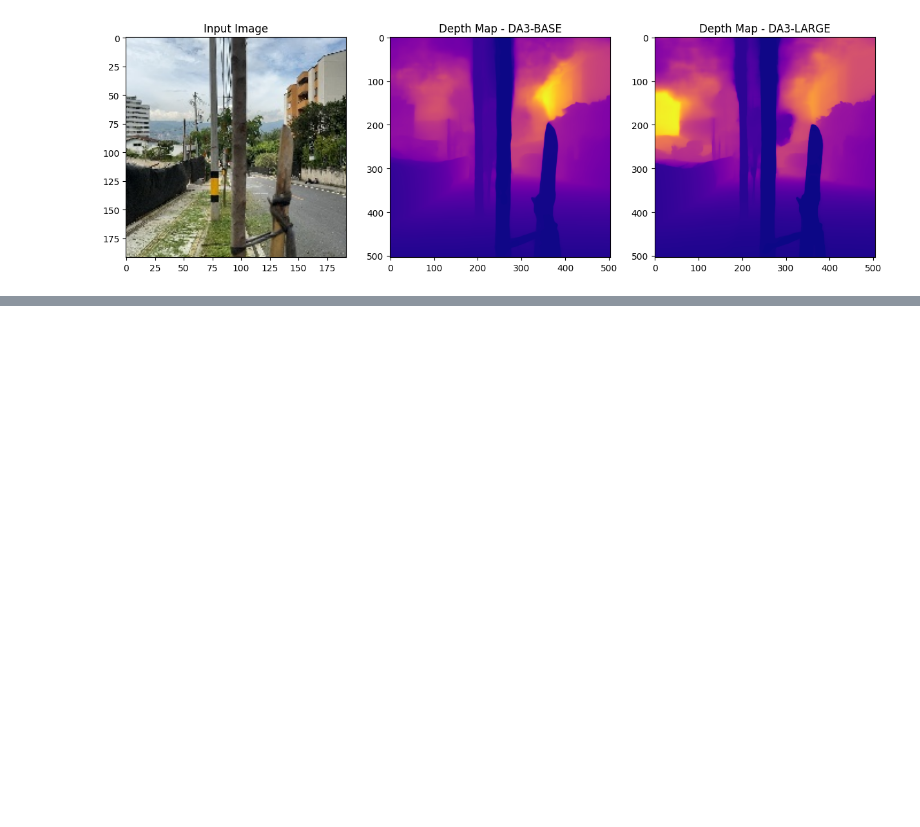
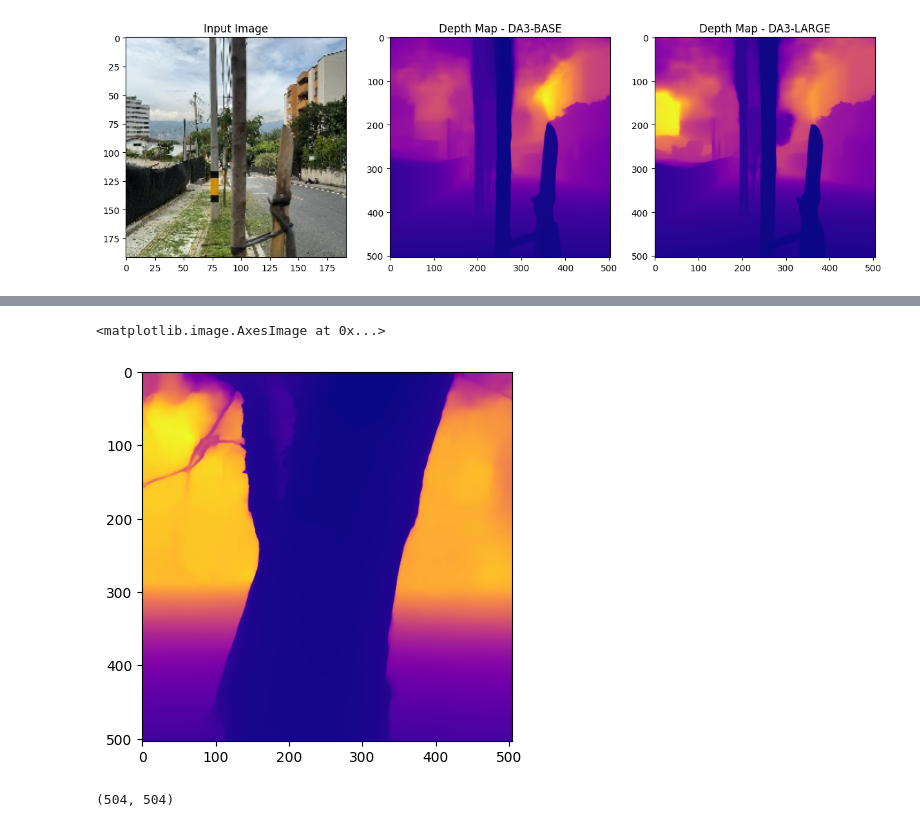
Before and after one commit to ovenmakemeheat/BKS-plant-search, a Jupyter notebook: notebooks/batch_dataset_generate.ipynb, the cells around one changed output, grey strips where cells are left out. Saved outputs shown, nothing was run; the diff lists cells and outputs as text; code cells hidden in the pictures; blank space fills up the shorter version.

Commit message:
feat: training

```diff
--- a/notebooks/batch_dataset_generate.ipynb
+++ b/notebooks/batch_dataset_generate.ipynb
@@ -195,0 +181,3 @@ for split in ["train", "test"]:
+# %%
+depth_anything_csv = pd.read_csv("../dataset/DepthMapDBH2023/train/train/files_with_depth_maps_DA3_LARGE.csv")
+depth_anything_csv.head()
@@ -195,0 +191,10 @@ for split in ["train", "test"]:
+# %%
+n = np.load(Path(base_path) / depth_anything_csv["depth_anything_maps_path"][200])
+plt.imshow(n, cmap="plasma")
+# %% [output]
+<matplotlib.image.AxesImage at 0x...>
+[figure, added]
+# %%
+n.shape
+# %% [output]
+(504, 504)
```
Also changed, not shown: parts of 5 cells of this notebook, 21 other files.
